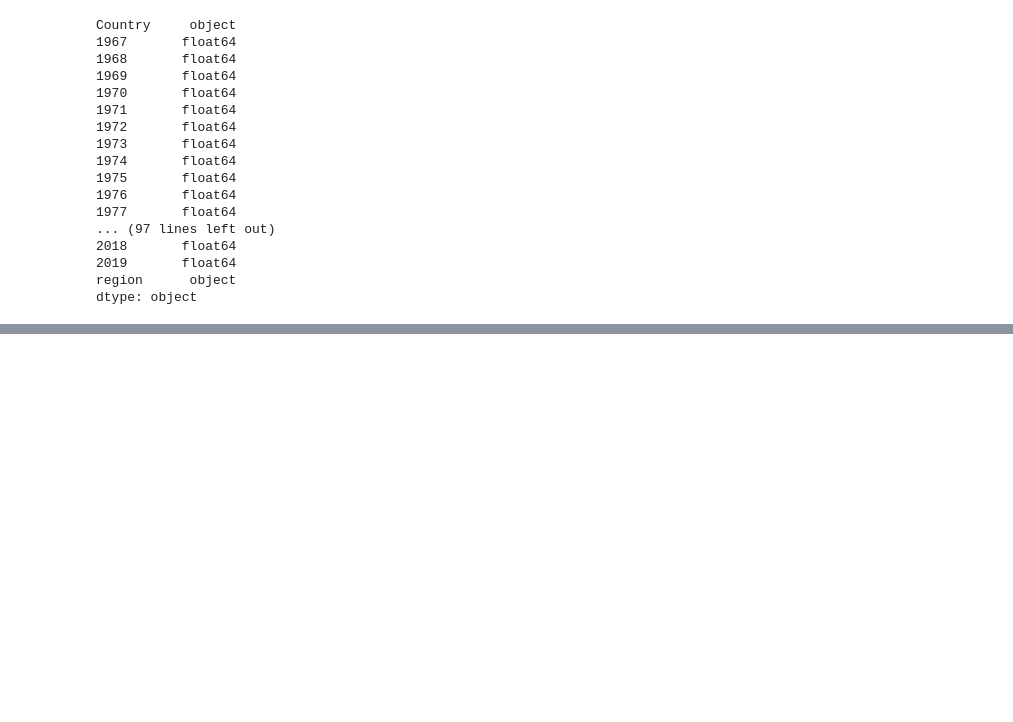
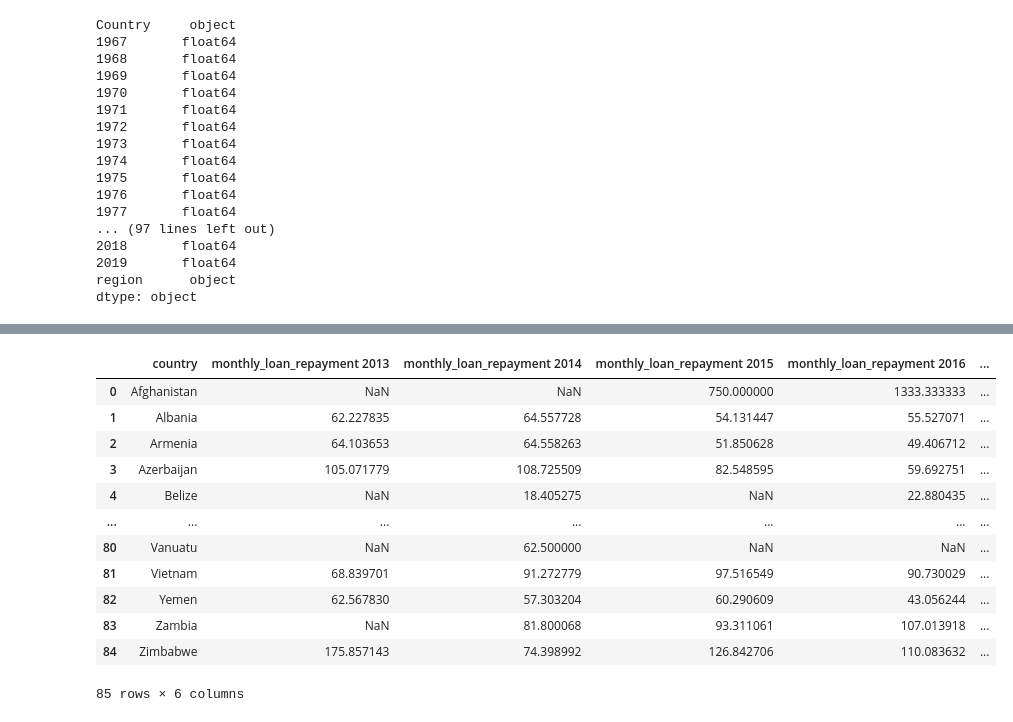
Before and after one commit to CeeThinwa/knowledge-hub, a Jupyter notebook: book/kiva.ipynb, the cells around one changed output, grey strips where cells are left out. Saved outputs shown, nothing was run; the diff lists cells and outputs as text; code cells hidden in the pictures; blank space fills up the shorter version.

```diff
--- a/book/kiva.ipynb
+++ b/book/kiva.ipynb
@@ -1230,0 +1255,35 @@ dtype: object
+# %%
+# get the monthly repayment on each loan
+loan_data_copy.loc[:, 'monthly_loan_repayment'] = loan_data_copy['loan_amount']/loan_data_copy['term_in_months']
+
+# get the year that the loan was issued
+loan_data_copy.loc[:,'disbursement_year'] = loan_data['disbursed_time'].dt.year
+
+# create a pivot-table
+tab8 = pd.pivot_table(loan_data_copy, values=['monthly_loan_repayment'], columns='disbursement_year', index=['country'], aggfunc='mean')
+
+# drop level and rename columns
+tab8 = tab8.droplevel('disbursement_year', axis=1)
+tab8.columns = ['monthly_loan_repayment 2013', 'monthly_loan_repayment 2014',
+                'monthly_loan_repayment 2015', 'monthly_loan_repayment 2016',
+                'monthly_loan_repayment 2017']
+
+# make some index entries into columns
+tab8 = tab8.reset_index(level=['country'])
+
+# and display all results
+tab8
+# %% [output]
+|  | country | monthly_loan_repayment 2013 | monthly_loan_repayment 2014 | monthly_loan_repayment 2015 | monthly_loan_repayment 2016 | ... |
+| 0 | Afghanistan | NaN | NaN | 750.000000 | 1333.333333 | ... |
+| 1 | Albania | 62.227835 | 64.557728 | 54.131447 | 55.527071 | ... |
+| 2 | Armenia | 64.103653 | 64.558263 | 51.850628 | 49.406712 | ... |
+| 3 | Azerbaijan | 105.071779 | 108.725509 | 82.548595 | 59.692751 | ... |
+| 4 | Belize | NaN | 18.405275 | NaN | 22.880435 | ... |
+| ... | ... | ... | ... | ... | ... | ... |
+| 80 | Vanuatu | NaN | 62.500000 | NaN | NaN | ... |
+| 81 | Vietnam | 68.839701 | 91.272779 | 97.516549 | 90.730029 | ... |
+| 82 | Yemen | 62.567830 | 57.303204 | 60.290609 | 43.056244 | ... |
+| 83 | Zambia | NaN | 81.800068 | 93.311061 | 107.013918 | ... |
+| 84 | Zimbabwe | 175.857143 | 74.398992 | 126.842706 | 110.083632 | ... |
+85 rows × 6 columns
```
Also changed, not shown: parts of 4 cells of this notebook.
